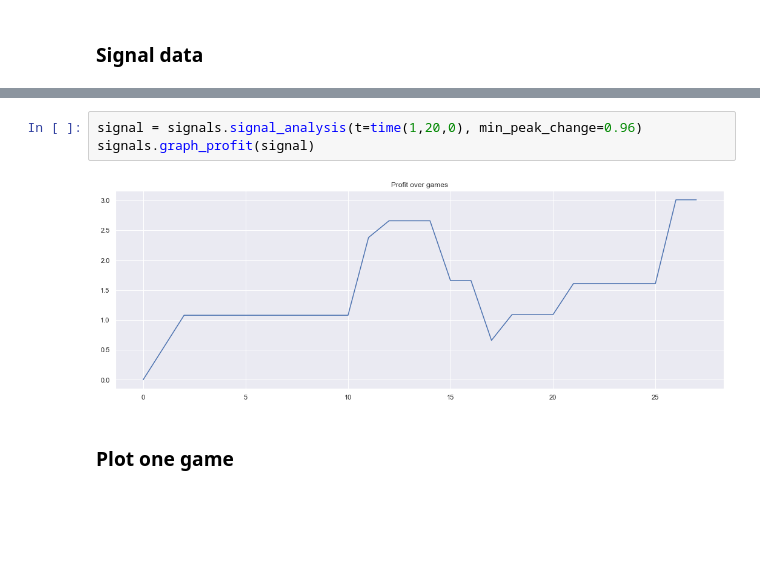
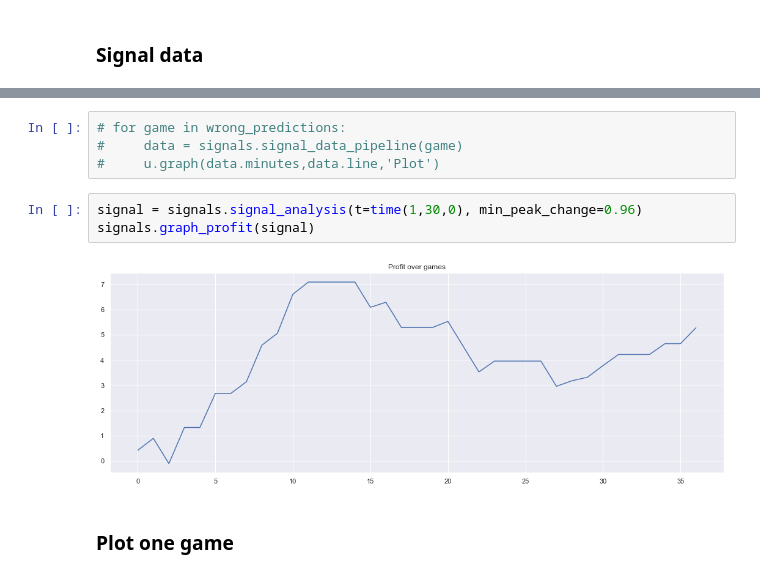
Before and after one commit to tysonwu/odds-crawl-app, a Jupyter notebook: development/data_collection/signal analysis.ipynb, the cells around one changed output, grey strips where cells are left out. Drawn from its saved outputs; the diff is of its cells as text; blank space fills up the shorter version.

Commit message:
Analysis update

```diff
--- a/development/data_collection/signal analysis.ipynb
+++ b/development/data_collection/signal analysis.ipynb
@@ -51,8 +68,12 @@ signal
+# %%
+# for game in wrong_predictions:
+#     data = signals.signal_data_pipeline(game)
+#     u.graph(data.minutes,data.line,'Plot')
 # %%
-signal = signals.signal_analysis(t=time(1,20,0), min_peak_change=0.96)
+signal = signals.signal_analysis(t=time(1,30,0), min_peak_change=0.96)
 signals.graph_profit(signal)
 # %% [output]
-[figure, old version]
+[figure, new version]
 # %% [markdown]
 ### Plot one game
 # %%
```
Also changed, not shown: parts of 5 cells of this notebook.
